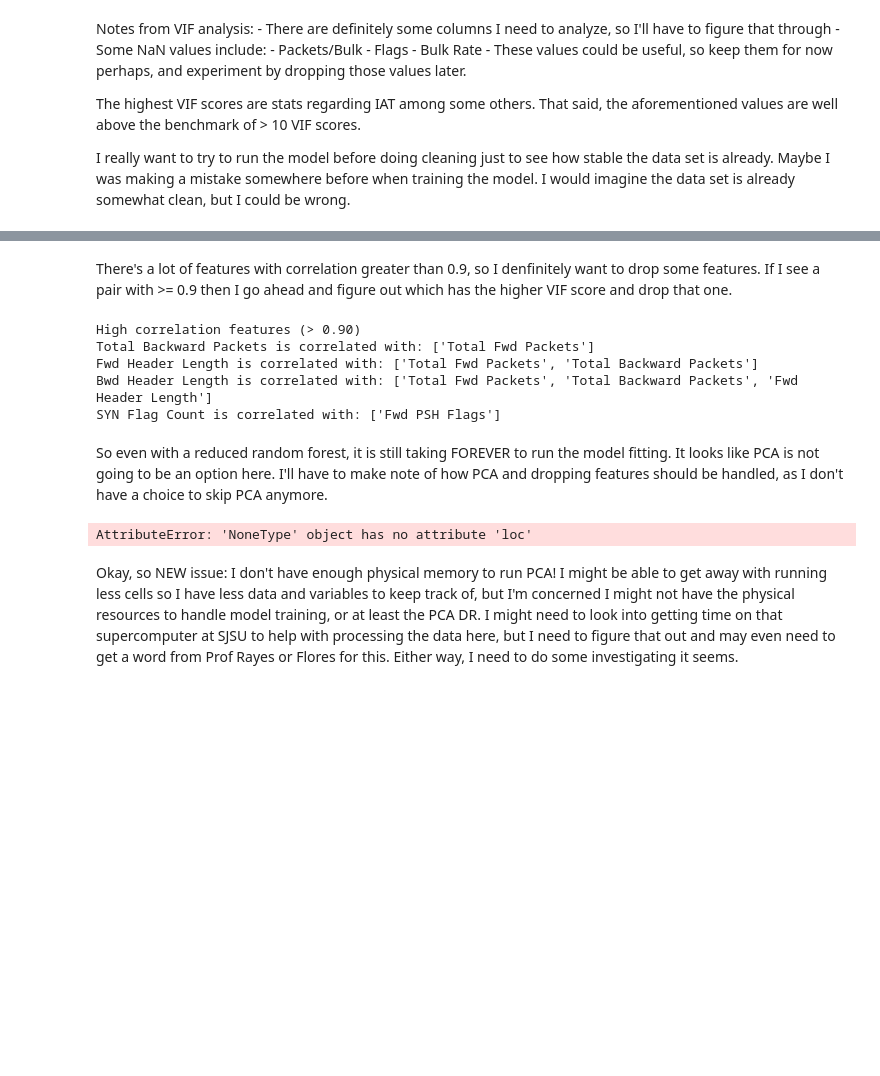
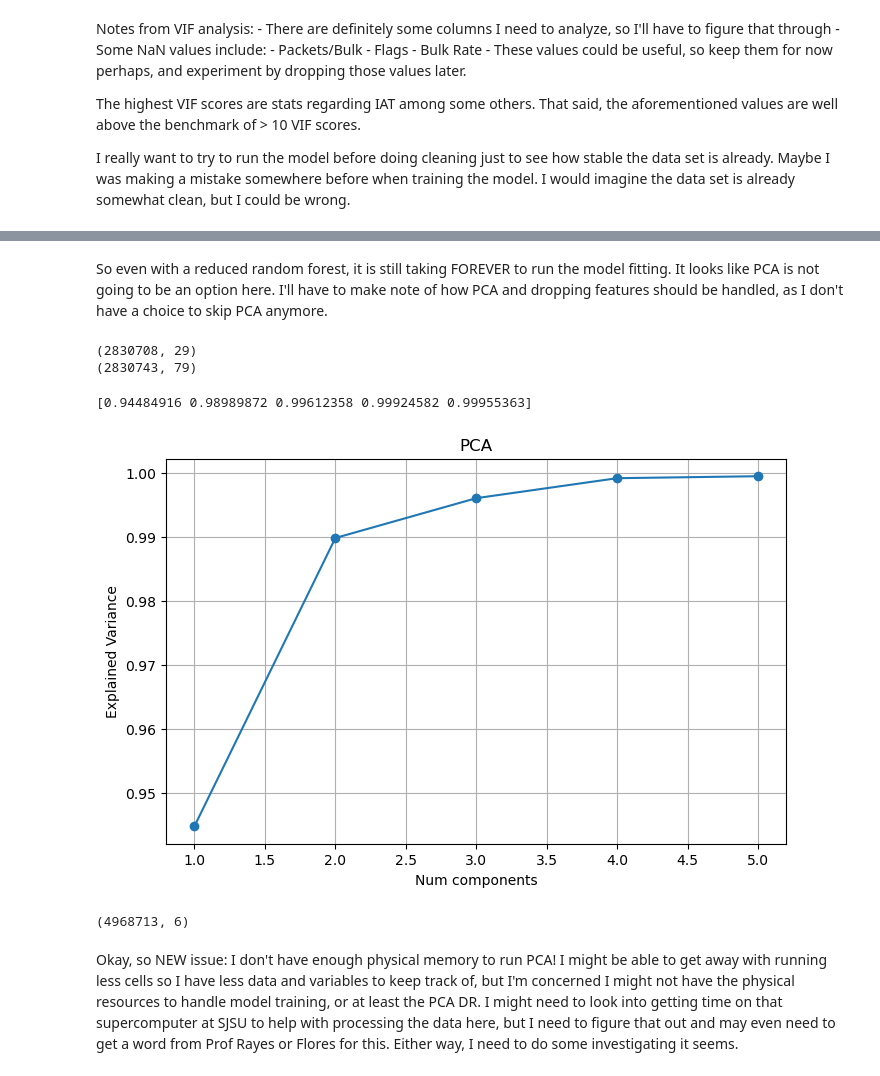
Before and after one commit to Keglover/CMPE-257-Project-Repo, a Jupyter notebook: Model Notebook.ipynb, the cells around one changed output, grey strips where cells are left out. Saved outputs shown, nothing was run; the diff lists cells and outputs as text; code cells hidden in the pictures; blank space fills up the shorter version.

Commit message:
The pipeline is working now, but I have some issues with sanitization and label realignment that need to be addressed. Also may want to consider collapsing labels into Benign and Malicious

```diff
--- a/Model Notebook.ipynb
+++ b/Model Notebook.ipynb
@@ -124,12 +91,16 @@ SIDE NOTE: This was pulled directly from ChatGPT for now, mostly for preliminary
 # %%
 import numpy as np
 
-def sanitize_df(df: pd.DataFrame) -> pd.DataFrame:
-    df = df.copy()
+def create_sanitized_df(input_df: pd.DataFrame) -> pd.DataFrame:
+    df = input_df.copy()
     df.columns = df.columns.str.strip()
 
     FLOAT32_MAX = np.finfo(np.float32).max
     FLOAT32_MIN = -FLOAT32_MAX
+
+    labels = input_df[' Label']
+    for label in labels:
+        label = label.strip()
 
     # 1) Replace infinities with NaN
     df.replace([np.inf, -np.inf], np.nan, inplace=True)
@@ -142,8 +113,12 @@ def sanitize_df(df: pd.DataFrame) -> pd.DataFrame:
     df = df[df.select_dtypes(include=[np.number]).columns].apply(pd.to_numeric, errors="coerce")
     #df = df.dropna(inplace=True)
 
+    df['Label'] = labels
+
     return df
 
-sanitized_data = sanitize_df(all_data_raw)
-print('Label' in sanitized_data.columns)
+sanitized_data = create_sanitized_df(all_data_raw)
+#print('Label' in sanitized_data.columns)
+print(all_data_raw.shape)
+print(sanitized_data.shape)
 # %% [output]
@@ -313,9 +288,10 @@ from sklearn.preprocessing import StandardScaler, RobustScaler
 import statsmodels.api as sma
 
 reduced_analysis_df = reduced_analysis_df.dropna(subset=['min_seg_size_forward'])
+reduced_analysis_df_labelless = reduced_analysis_df.drop(columns=['Label'])
 
 scaler = RobustScaler()
-scaled = pd.DataFrame(scaler.fit_transform(reduced_analysis_df), columns=reduced_analysis_df.columns)
+scaled = pd.DataFrame(scaler.fit_transform(reduced_analysis_df_labelless), columns=reduced_analysis_df_labelless.columns)
 
 vif = sma.add_constant(scaled)
 vif_df = pd.DataFrame()
@@ -391,21 +363,3 @@ display(vif_df)
-# %% [markdown]
-There's a lot of features with correlation greater than 0.9, so I denfinitely want to drop some features. If I see a pair with >= 0.9 then I go ahead and figure out which has the higher VIF score and drop that one.
-# %%
-numeric_cols_corr = reduced_analysis_df.select_dtypes(include=[np.number]).columns
-corr_matrix = reduced_analysis_df[numeric_cols_corr].corr().abs()
-upper = corr_matrix.where(np.triu(np.ones(corr_matrix.shape), k=1).astype(bool))
-to_drop = [col for col in upper.columns if any (upper[col] > 0.90)]
-
-print("High correlation features (> 0.90)")
-for col in to_drop:
-    correlated_with = [row for row in upper.index if upper.loc[row, col] > 0.90]
-    print (f"{col} is correlated with: {correlated_with}")
-# %% [output]
-High correlation features (> 0.90)
-Total Backward Packets is correlated with: ['Total Fwd Packets']
-Fwd Header Length is correlated with: ['Total Fwd Packets', 'Total Backward Packets']
-Bwd Header Length is correlated with: ['Total Fwd Packets', 'Total Backward Packets', 'Fwd Header Length']
-SYN Flag Count is correlated with: ['Fwd PSH Flags']
 # %% [markdown]
 So even with a reduced random forest, it is still taking FOREVER to run the model fitting. It looks like PCA is not going to be an option here. I'll have to make note of how PCA and dropping features should be handled, as I don't have a choice to skip PCA anymore.
 # %%
@@ -419,8 +373,8 @@ def decompose_data(df, visualize=True):
     scaler = RobustScaler()
     df_scaled = scaler.fit_transform(labelless_df)
 
-    pca = PCA(n_components=3)
-    X_pca = pca.fit_transform(df_scaled)
+    pca = PCA(n_components=5)
+    X_pca = pd.DataFrame(pca.fit_transform(df_scaled))
 
     variance = np.cumsum(pca.explained_variance_ratio_)
     print(variance)
@@ -434,32 +388,44 @@ def decompose_data(df, visualize=True):
         plt.grid(True)
         plt.show()
 
+
+
     return X_pca
+
+print(reduced_analysis_df.shape)
+print(sanitized_data.shape)
+# %% [output]
+(2830708, 29)
+(2830743, 79)
 # %%
 from sklearn.impute  import SimpleImputer
 import matplotlib.pyplot as plt
 
 label = 'Label'
 
-nonan_y = sanitized_data[label] if label in sanitized_data.columns else None
-nonan_X = reduced_analysis_df.drop(columns=[label]) if label in sanitized_data.columns else sanitized_data
+nonan_y = reduced_analysis_df[label] if label in reduced_analysis_df.columns else None
+nonan_X = reduced_analysis_df.drop(columns=[label]) if label in reduced_analysis_df.columns else reduced_analysis_df
 
 nonan_X = nonan_X.apply(pd.to_numeric, errors='coerce')
 nonan_X = nonan_X.replace([np.inf, -np.inf], np.nan)
 
 #if mode == 'drop':
 keep_mask = ~nonan_X.isna().any(axis=1)
 nonan_X = nonan_X.loc[keep_mask]
-nonan_y = nonan_y.loc[keep_mask]
+nonan_y = nonan_y.loc[keep_mask].astype(str)
 X_clean = nonan_X.to_numpy(dtype=np.float64, copy=False)
 
 #else:
 
 X_clean_df = pd.DataFrame(X_clean)
 
-PCA_df = decompose_data(X_clean_df)
+PCA_reduced_df = decompose_data(X_clean_df)
+PCA_reduced_df_labels = PCA_reduced_df.join(nonan_y)
+print(PCA_reduced_df_labels.shape)
 # %% [output]
-AttributeError: 'NoneType' object has no attribute 'loc'
+[0.94484916 0.98989872 0.99612358 0.99924582 0.99955363]
+[figure, added]
+(4968713, 6)
 # %% [markdown]
 Okay, so NEW issue: I don't have enough physical memory to run PCA! I might be able to get away with running less cells so I have less data and variables to keep track of, but I'm concerned I might not have the physical resources to handle model training, or at least the PCA DR. I might need to look into getting time on that supercomputer at SJSU to help with processing the data here, but I need to figure that out and may even need to get a word from Prof Rayes or Flores for this. Either way, I need to do some investigating it seems.
 # %% [markdown]
```
Also changed, not shown: parts of 10 cells of this notebook.
